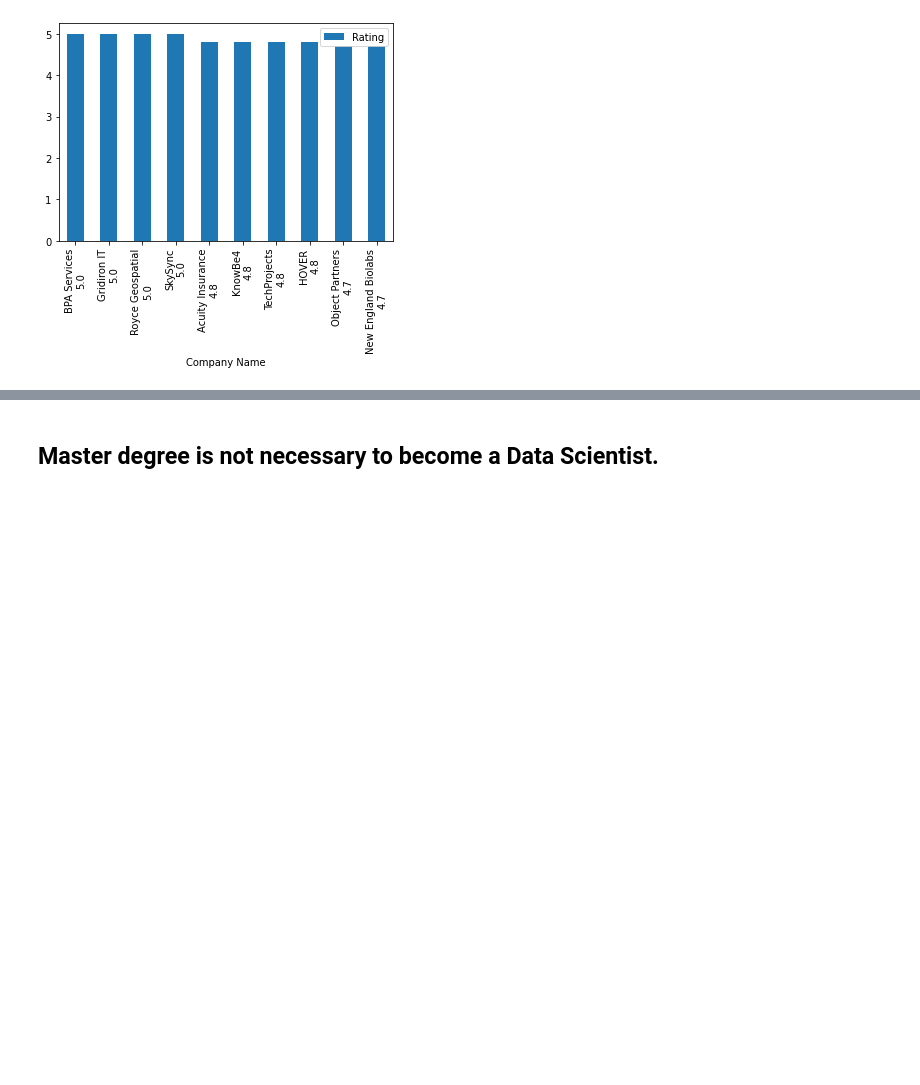
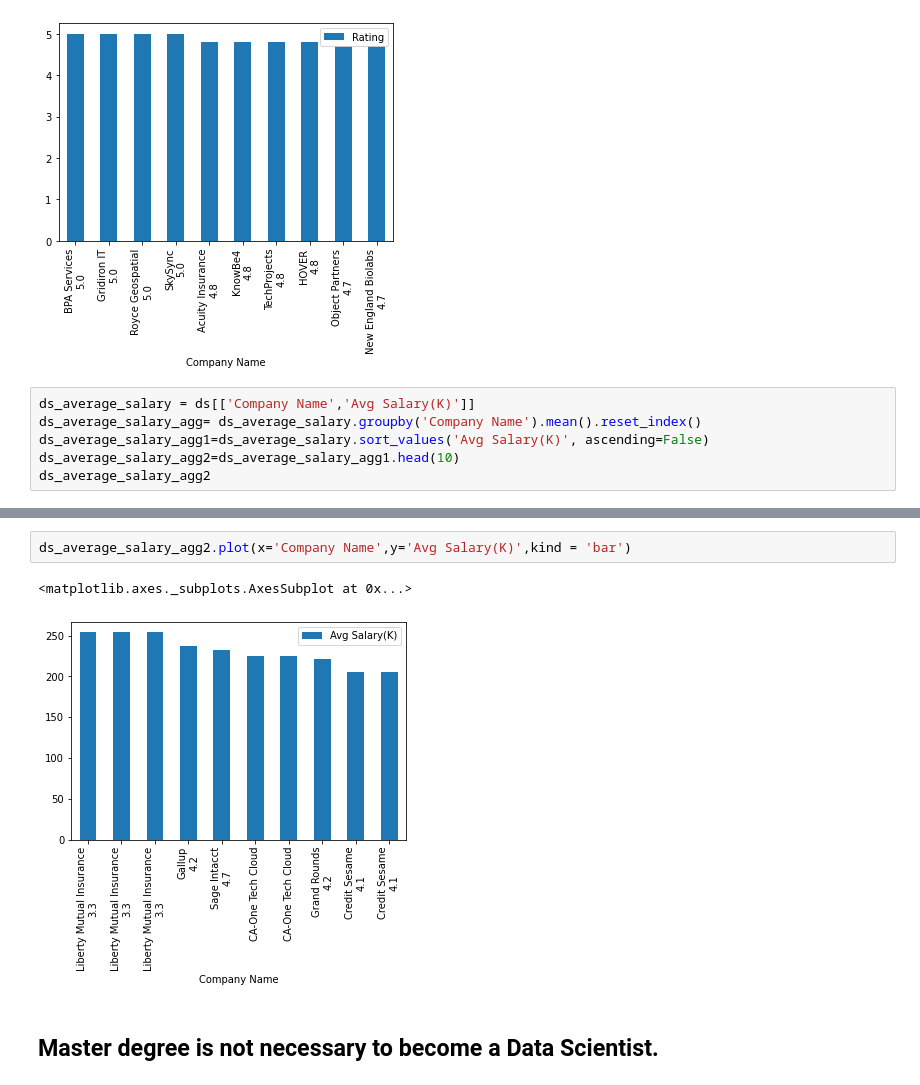
Before and after one commit to QiyuLiu21/L04, a Jupyter notebook: Data_Scientist_salary.ipynb, the cells around one changed output, grey strips where cells are left out. Cells and saved outputs as stored; diff of their text form; blank space fills up the shorter version.

```diff
--- a/Data_Scientist_salary.ipynb
+++ b/Data_Scientist_salary.ipynb
@@ -66,3 +66,9 @@ ds_rating_agg2.plot(x='Company Name',y='Rating',kind = 'bar')
 # %% [output]
 <matplotlib.axes._subplots.AxesSubplot at 0x...>
 [figure]
+# %%
+ds_average_salary = ds[['Company Name','Avg Salary(K)']]
+ds_average_salary_agg= ds_average_salary.groupby('Company Name').mean().reset_index()
+ds_average_salary_agg1=ds_average_salary.sort_values('Avg Salary(K)', ascending=False)
+ds_average_salary_agg2=ds_average_salary_agg1.head(10)
+ds_average_salary_agg2
@@ -69,3 +87,8 @@ ds_rating_agg2.plot(x='Company Name',y='Rating',kind = 'bar')
+# %%
+ds_average_salary_agg2.plot(x='Company Name',y='Avg Salary(K)',kind = 'bar')
+# %% [output]
+<matplotlib.axes._subplots.AxesSubplot at 0x...>
+[figure, added]
 # %% [markdown]
 ## Master degree is not necessary to become a Data Scientist.
 # %%
```
Also changed, not shown: parts of 3 cells of this notebook.
